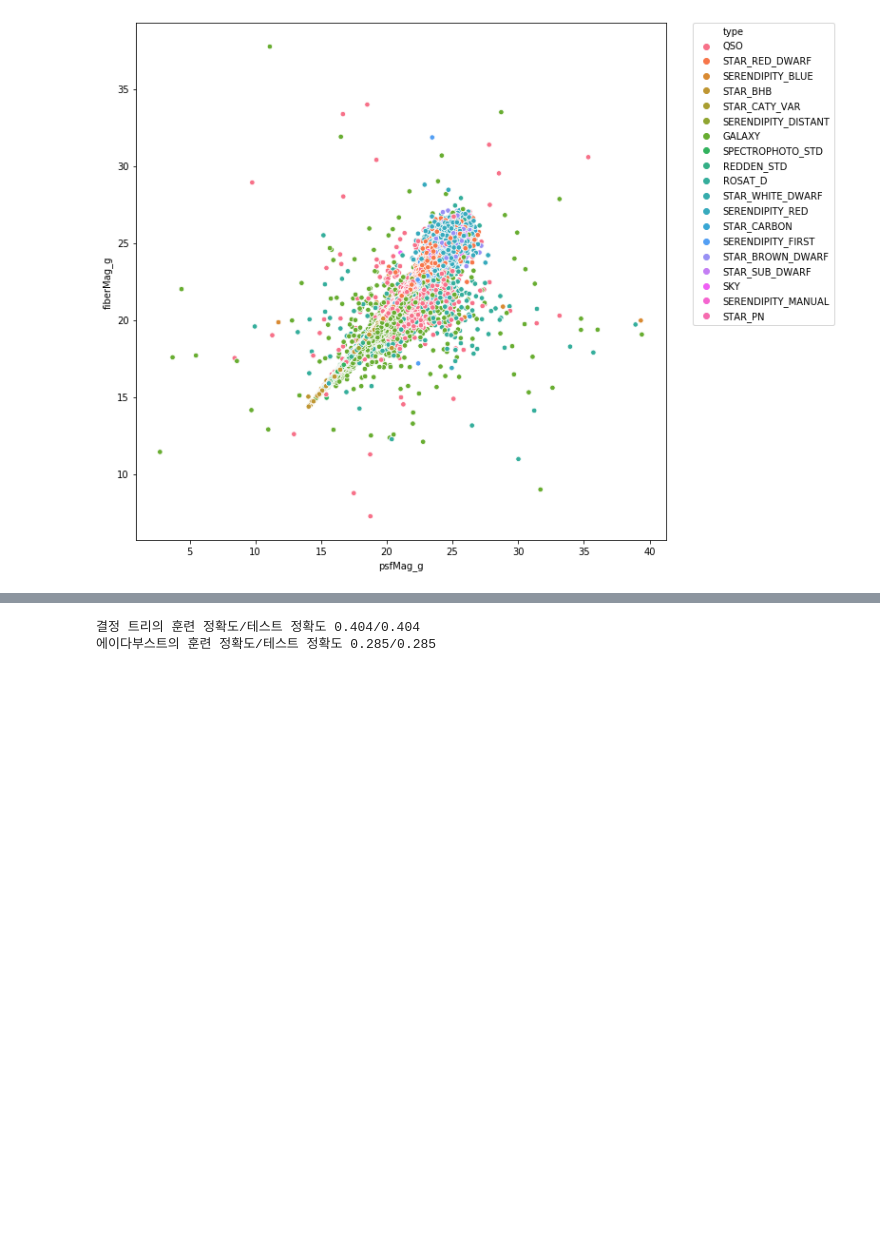
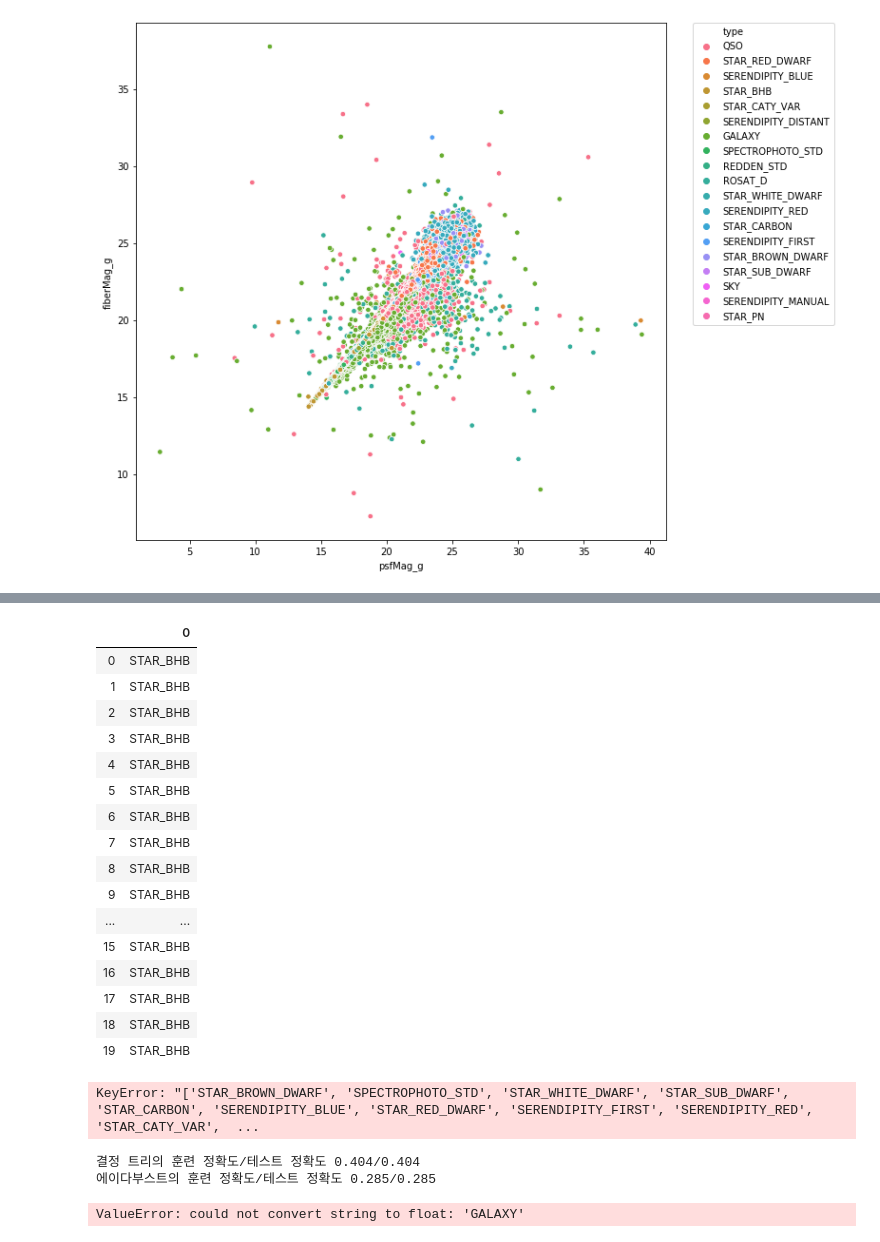
Before and after one commit to idjoopal/MLFW_study, a Jupyter notebook: Dacon/classification_universe.ipynb, the cells around one changed output, grey strips where cells are left out. Drawn from its saved outputs; the diff is of its cells as text; code cells hidden in the pictures; blank space fills up the shorter version.

```diff
--- a/Dacon/classification_universe.ipynb
+++ b/Dacon/classification_universe.ipynb
@@ -125,0 +148,4 @@ X_train, X_test, y_train, y_test =\
+# %%
+test_nIDX = test.drop(['id'], axis=1)
+test_nIDX['fiberID'] = test_nIDX['fiberID'].astype(str)
+test_ohe = pd.get_dummies(test_nIDX, prefix='', prefix_sep='')
@@ -126,19 +170,52 @@ X_train, X_test, y_train, y_test =\
+# %%
+test_pred = forest.predict(test_ohe_norm)
+test_f = test
+test_f['type'] = test_pred
+# %%
+pd.DataFrame(test_pred).head(20)
+# %% [output]
+|  | 0 |
+| 0 | STAR_BHB |
+| 1 | STAR_BHB |
+| 2 | STAR_BHB |
+| 3 | STAR_BHB |
+| 4 | STAR_BHB |
+| 5 | STAR_BHB |
+| 6 | STAR_BHB |
+| 7 | STAR_BHB |
+| 8 | STAR_BHB |
+| 9 | STAR_BHB |
+| ... | ... |
+| 15 | STAR_BHB |
+| 16 | STAR_BHB |
+| 17 | STAR_BHB |
+| 18 | STAR_BHB |
+| 19 | STAR_BHB |
+# %%
+result_df = makeSUBMITCSV(test)
+result_df.to_csv('./data/submit.csv', sep=',', index=False)
+# %% [output]
+KeyError: "['STAR_BROWN_DWARF', 'SPECTROPHOTO_STD', 'STAR_WHITE_DWARF', 'STAR_SUB_DWARF', 'STAR_CARBON', 'SERENDIPITY_BLUE', 'STAR_RED_DWARF', 'SERENDIPITY_FIRST', 'SERENDIPITY_RED', 'STAR_CATY_VAR',  ...
+# %%
+from sklearn.tree import DecisionTreeClassifier
+
+tree = DecisionTreeClassifier(criterion='entropy', random_state=1, max_depth=1)
+
+tree = tree.fit(X_train, y_train)
+y_train_pred = tree.predict(X_train)
+y_test_pred = tree.predict(X_test)
+
+tree_train = accuracy_score(y_train, y_train_pred)
+tree_test = accuracy_score(y_test, y_test_pred)
+print('결정 트리의 훈련 정확도/테스트 정확도 %.3f/%.3f'
+      % (tree_train, tree_test))
+# %% [output]
+결정 트리의 훈련 정확도/테스트 정확도 0.404/0.404
+에이다부스트의 훈련 정확도/테스트 정확도 0.285/0.285
 # %%
-from sklearn.tree import DecisionTreeClassifier
 from sklearn.ensemble import AdaBoostClassifier
-from sklearn.metrics import accuracy_score
 
-tree = DecisionTreeClassifier(criterion='entropy', random_state=1, max_depth=1)
 ada = AdaBoostClassifier(base_estimator=tree, n_estimators=500, learning_rate=0.1, random_state=1)
-tree = tree.fit(X_train, y_train)
-y_train_pred = tree.predict(X_train)
-y_test_pred = tree.predict(X_test)
-
-tree_train = accuracy_score(y_train, y_train_pred)
-tree_test = accuracy_score(y_test, y_test_pred)
-print('결정 트리의 훈련 정확도/테스트 정확도 %.3f/%.3f'
-      % (tree_train, tree_test))
-
 ada = ada.fit(X_train, y_train)
 y_train_pred = ada.predict(X_train)
 y_test_pred = ada.predict(X_test)
@@ -147,6 +224,3 @@ ada_train = accuracy_score(y_train, y_train_pred)
 ada_test = accuracy_score(y_test, y_test_pred)
 print('에이다부스트의 훈련 정확도/테스트 정확도 %.3f/%.3f'
       % (ada_train, ada_test))
-# %% [output]
-결정 트리의 훈련 정확도/테스트 정확도 0.404/0.404
-에이다부스트의 훈련 정확도/테스트 정확도 0.285/0.285
@@ -152,0 +236,6 @@ print('에이다부스트의 훈련 정확도/테스트 정확도 %.3f/%.3f'
+# %%
+from sklearn.metrics import log_loss
+
+log_loss(y_test, y_test_pred, eps=1e-15)
+# %% [output]
+ValueError: could not convert string to float: 'GALAXY'
```
Also changed, not shown: parts of 18 cells of this notebook, 2 other files.
